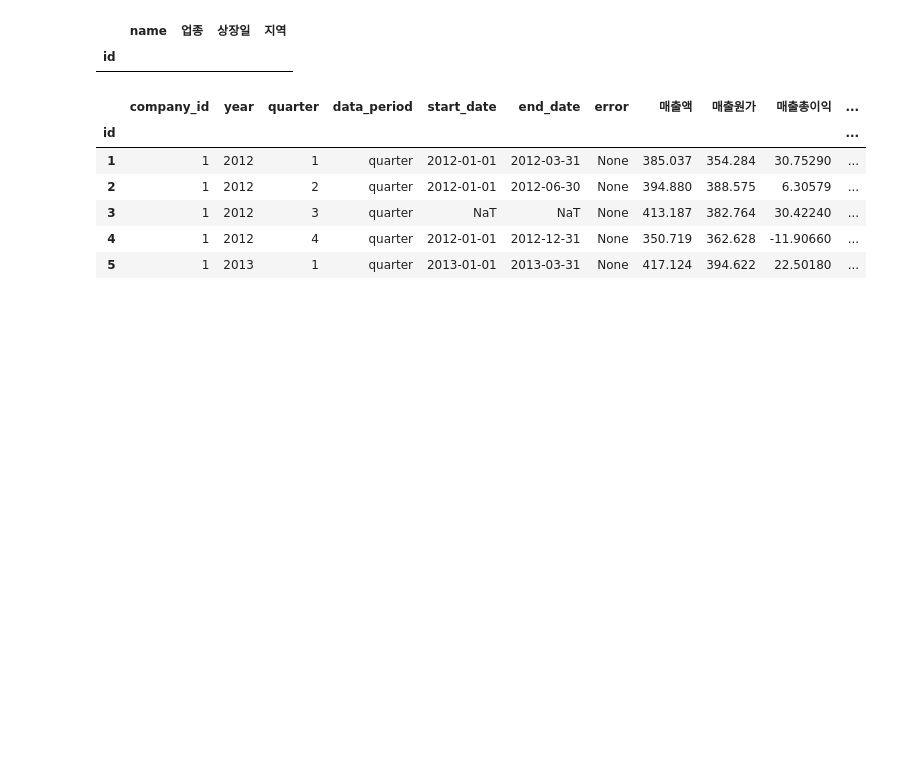
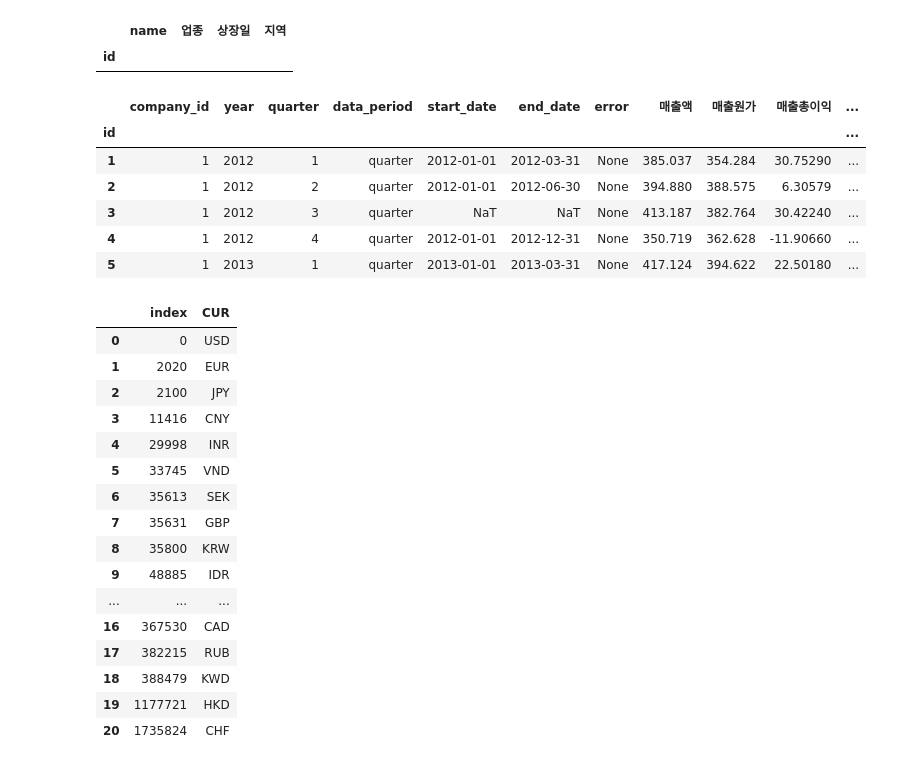
Before and after one commit to yiyc-kr/pandas-modules, a Jupyter notebook: project1.ipynb, the cells around one changed output. Saved outputs shown, nothing was run; the diff lists cells and outputs as text; code cells hidden in the pictures; blank space fills up the shorter version.

```diff
--- a/project1.ipynb
+++ b/project1.ipynb
@@ -125,3 +189,23 @@ account_df.head()
 | 3 | 1 | 2012 | 3 | quarter | NaT | NaT | None | 413.187 | 382.764 | 30.42240 | ... |
 | 4 | 1 | 2012 | 4 | quarter | 2012-01-01 | 2012-12-31 | None | 350.719 | 362.628 | -11.90660 | ... |
 | 5 | 1 | 2013 | 1 | quarter | 2013-01-01 | 2013-03-31 | None | 417.124 | 394.622 | 22.50180 | ... |
+# %%
+trade_df['CUR'].drop_duplicates().reset_index()
+# %% [output]
+|  | index | CUR |
+| 0 | 0 | USD |
+| 1 | 2020 | EUR |
+| 2 | 2100 | JPY |
+| 3 | 11416 | CNY |
+| 4 | 29998 | INR |
+| 5 | 33745 | VND |
+| 6 | 35613 | SEK |
+| 7 | 35631 | GBP |
+| 8 | 35800 | KRW |
+| 9 | 48885 | IDR |
+| ... | ... | ... |
+| 16 | 367530 | CAD |
+| 17 | 382215 | RUB |
+| 18 | 388479 | KWD |
+| 19 | 1177721 | HKD |
+| 20 | 1735824 | CHF |
```
Also changed, not shown: parts of 14 cells of this notebook.
